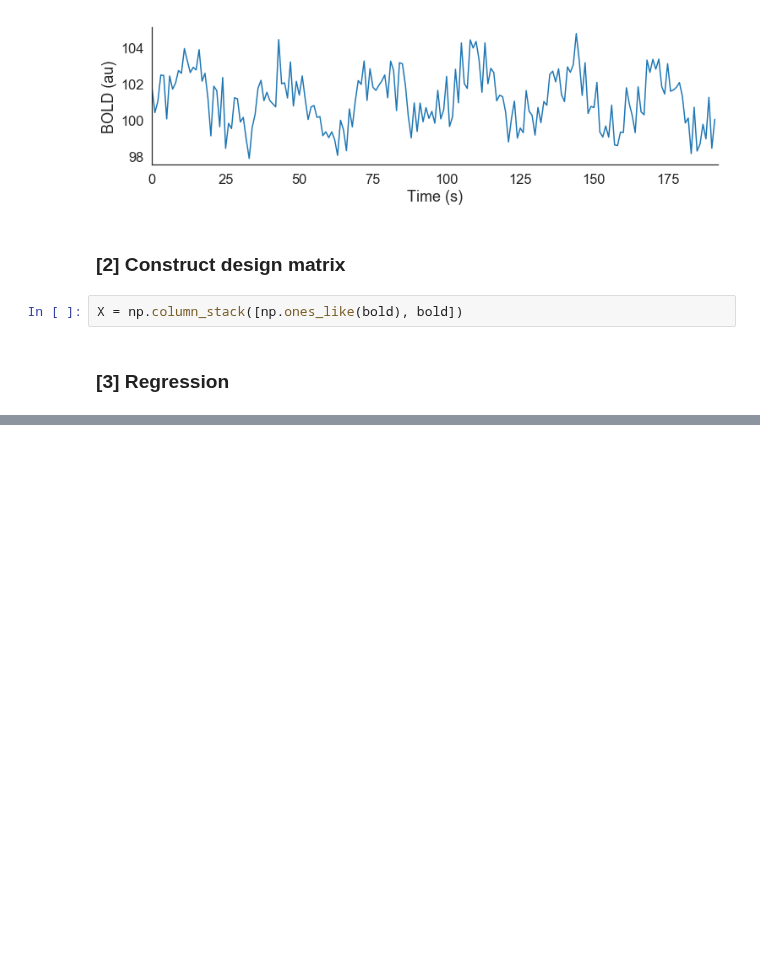
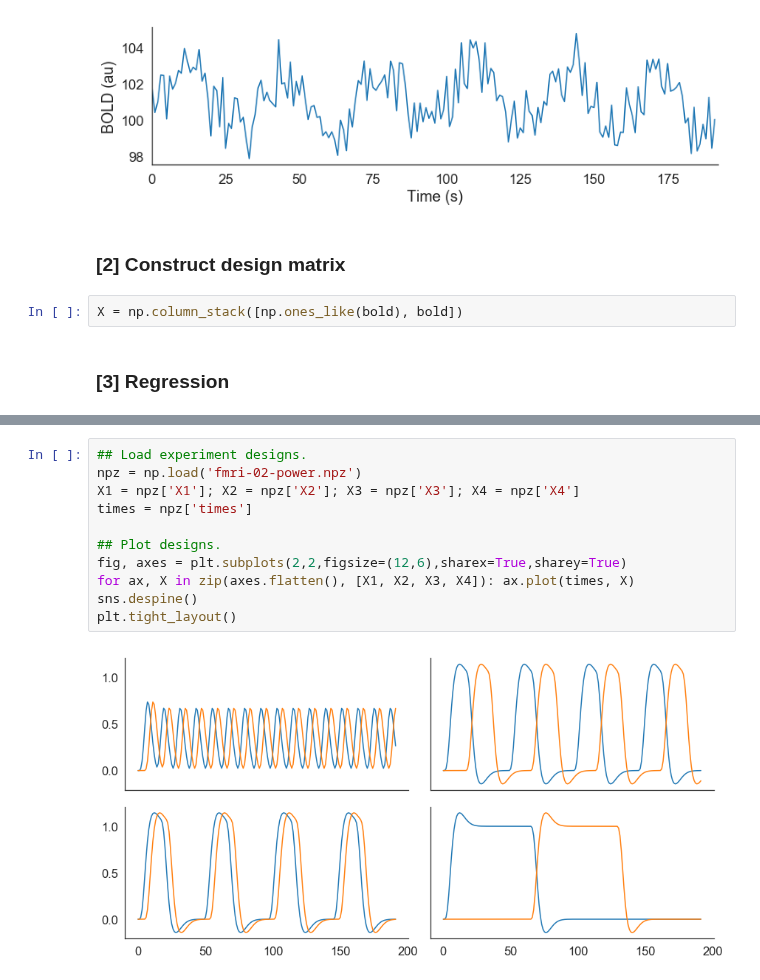
Before and after one commit to yunchang-z/neu502b-lab, a Jupyter notebook: fmri-02/fmri-02-solutions.ipynb, the cells around one changed output, grey strips where cells are left out. Saved outputs shown, nothing was run; the diff lists cells and outputs as text; blank space fills up the shorter version.

```diff
--- a/fmri-02/fmri-02-solutions.ipynb
+++ b/fmri-02/fmri-02-solutions.ipynb
@@ -148,0 +156,13 @@ mu = 2.496
+# %%
+## Load experiment designs.
+npz = np.load('fmri-02-power.npz')
+X1 = npz['X1']; X2 = npz['X2']; X3 = npz['X3']; X4 = npz['X4']
+times = npz['times']
+
+## Plot designs.
+fig, axes = plt.subplots(2,2,figsize=(12,6),sharex=True,sharey=True)
+for ax, X in zip(axes.flatten(), [X1, X2, X3, X4]): ax.plot(times, X)
+sns.despine()
+plt.tight_layout()
+# %% [output]
+[figure, added]
```
Also changed, not shown: parts of 11 cells of this notebook, 2 other files.
